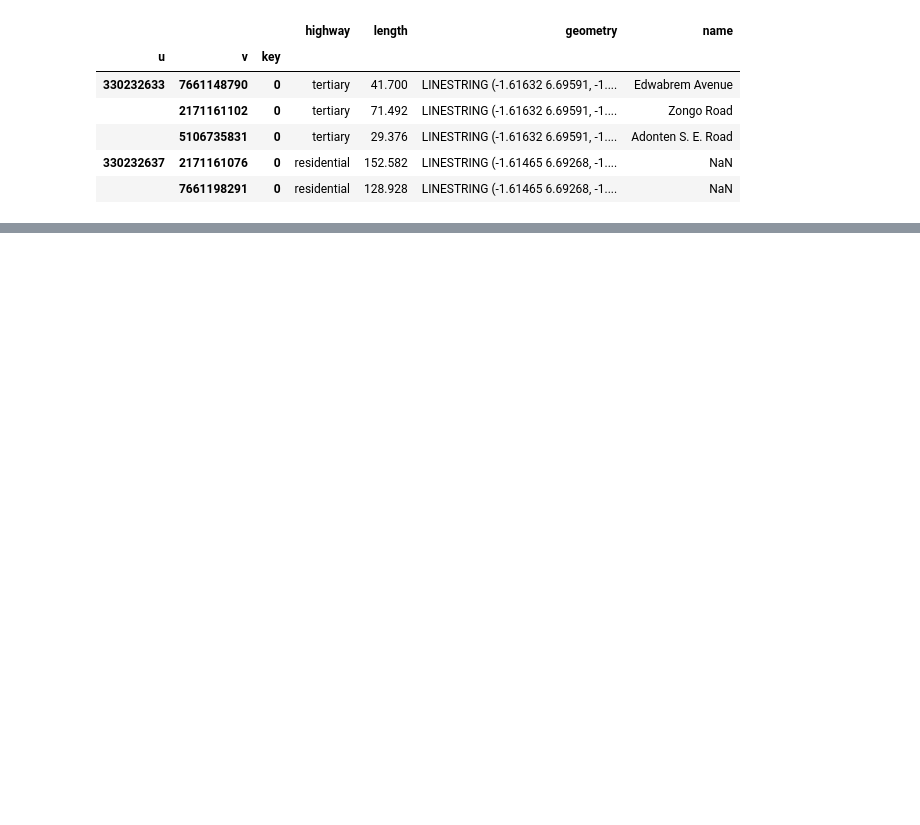
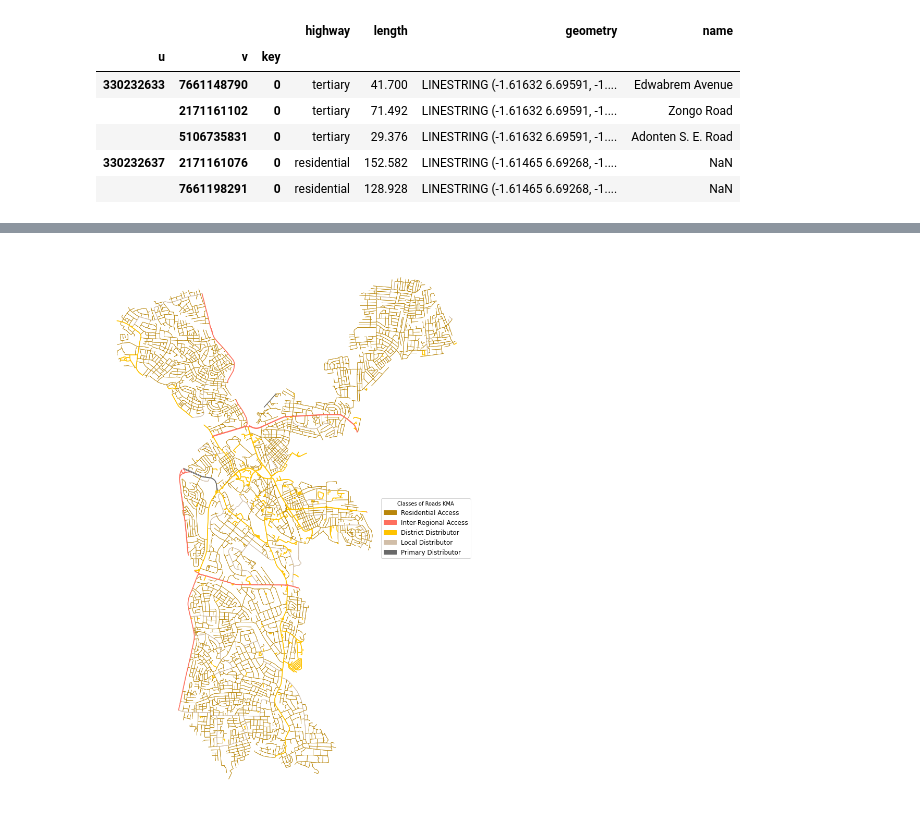
Before and after one commit to Joe-Degs/AutoGIS, a Jupyter notebook: lesson6/retrieving_osm_data_kma.ipynb, the cells around one changed output, grey strips where cells are left out. Cells and saved outputs as stored; diff of their text form; code cells hidden in the pictures; blank space fills up the shorter version.

```diff
--- a/lesson6/retrieving_osm_data_kma.ipynb
+++ b/lesson6/retrieving_osm_data_kma.ipynb
@@ -54,0 +184,16 @@ kma_roads.head()
+# %%
+colors = {
+    'Residential Access': '#b8860b',
+    'Inter-Regional Access': '#fe6f5e',
+    'District Distributor': '#fec301',
+    'Local Distributor': '#d1bea8',
+    'Primary Distributor': '#696969',
+}
+
+linewidtth = {
+    'Residential Access': 0.7,
+    'Inter-Regional Access': 1.7,
+    'District Distributor': 1.4,
+    'Local Distributor': 1,
+    'Primary Distributor': 1.2,
+}
@@ -54,0 +208,31 @@ kma_roads.head()
+# %%
+import matplotlib.patches as mpatches
+
+def plot_and_save(legend_title, legend_bbox, path, dpi=300):
+    f, ax = plt.subplots(figsize=(15, 15))
+
+    # plot background polygon
+    # area.plot(ax=ax, facecolor='black')
+
+    # plot the road data
+    kma_roads.plot(ax=ax,
+                  color=[colors[val] for val in kma_roads['class']],
+                  linewidth=[linewidtth[val] for val in kma_roads['class']])
+
+    # plot legend
+    plt.legend(handles=[mpatches.Patch(color=colors[val], label=val) for val in colors],
+              loc='center right',
+              fontsize='large',
+              title=legend_title,
+              bbox_to_anchor=legend_bbox)
+
+    plt.axis('off')
+    plt.tight_layout()
+
+    # save figure
+    plt.savefig(path, bbox_inches='tight', dpi=dpi)
+    plt.show()
+# %%
+plot_and_save('Classes of Roads KMA', (1, 0.5), 'kma_roads_classes.png')
+# %% [output]
+[figure, added]
```
Also changed, not shown: parts of 16 cells of this notebook, 2 other files.
